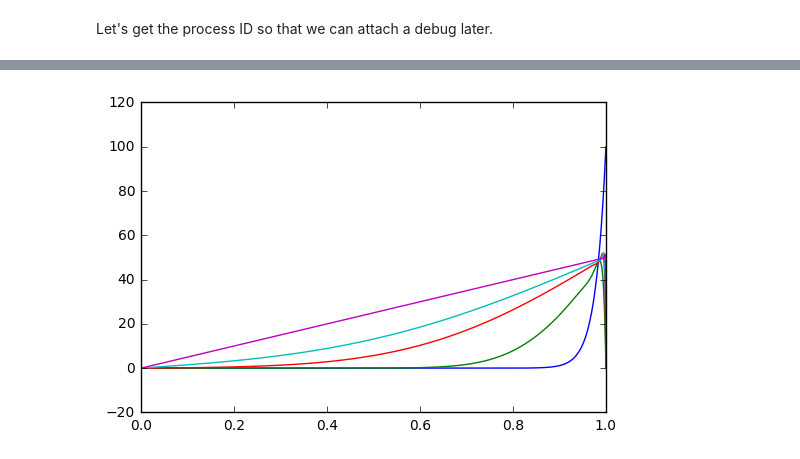
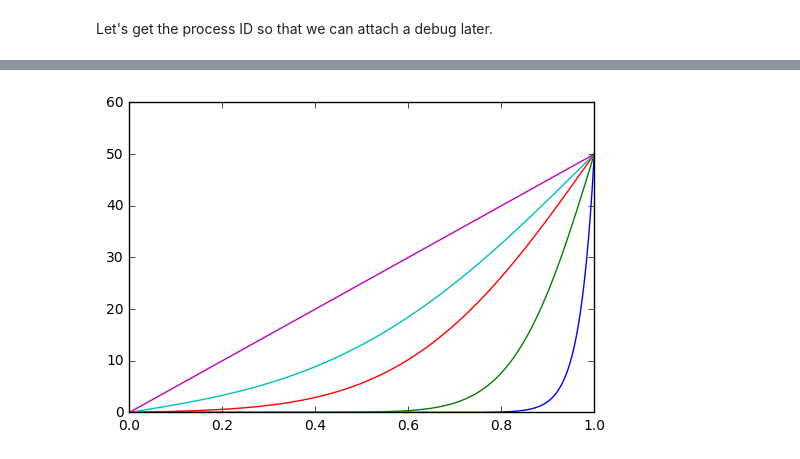
Before and after one commit to arthursoprana/petsc4py-examples, a Jupyter notebook: TransientHeatTransfer1D/Transient Heat Transfer 1D using petsc4py.ipynb, the cells around one changed output, grey strips where cells are left out. Cells and saved outputs as stored; diff of their text form; code cells hidden in the pictures.

```diff
--- a/TransientHeatTransfer1D/Transient Heat Transfer 1D using petsc4py.ipynb
+++ b/TransientHeatTransfer1D/Transient Heat Transfer 1D using petsc4py.ipynb
@@ -108,6 +108,7 @@ import HeatTransfer1D
 nx = 1000
 dt = 0.001
 time_intervals = [0.001, 0.01, 0.05, 0.1, 1.0]
+#time_intervals = [1.0]
 temperature_left  = 0.0
 temperature_right = 50.0
 conductivity = 1.0
@@ -157,34 +158,40 @@ def transient_heat_transfer_1D(
     #print(ts.getConvergedReason())
     return x
 
 options = PETSc.Options()
 options.clear()
 
 #ts_type = "beuler"
 #ts_type = "pseudo" # http://www.mcs.anl.gov/petsc/petsc-current/docs/manualpages/TS/TSPSEUDO.html
 #ts_type = "cn"
-#ts_type = "bdf"
+ts_type = "bdf"
+options.setValue('-ts_type', ts_type)
 
-options.setValue('-ts_type', ts_type)
-options.setValue('-ts_bdf_order', 2) # https://en.wikipedia.org/wiki/Backward_differentiation_formula
+options.setValue('-ts_bdf_order', 1) # https://en.wikipedia.org/wiki/Backward_differentiation_formula
+options.setValue('-ts_adapt_type', 'basic') # basic or none
+options.setValue('-ts_bdf_adapt', '')
+options.setValue('-ts_adapt_dt_min', dt)
+options.setValue('-ts_adapt_dt_max', 0.1)
+options.setValue('-ts_monitor', None)
 
+#options.delValue('-ts_bdf_adapt')
 
 sols = []
 for final_time in time_intervals:
     sol = transient_heat_transfer_1D(
         nx, temperature_left,
         temperature_right,
         conductivity,
         source_term,
         wall_length,
         final_time,
         dt
         )
     sols.append(sol[...])
 
 x = np.linspace(0, wall_length, nx)
 for sol in sols:
     plt.plot(x, sol)
 plt.show()
 # %% [output]
-[figure, old version]
+[figure, new version]
```
Also changed, not shown: parts of 2 cells of this notebook.
